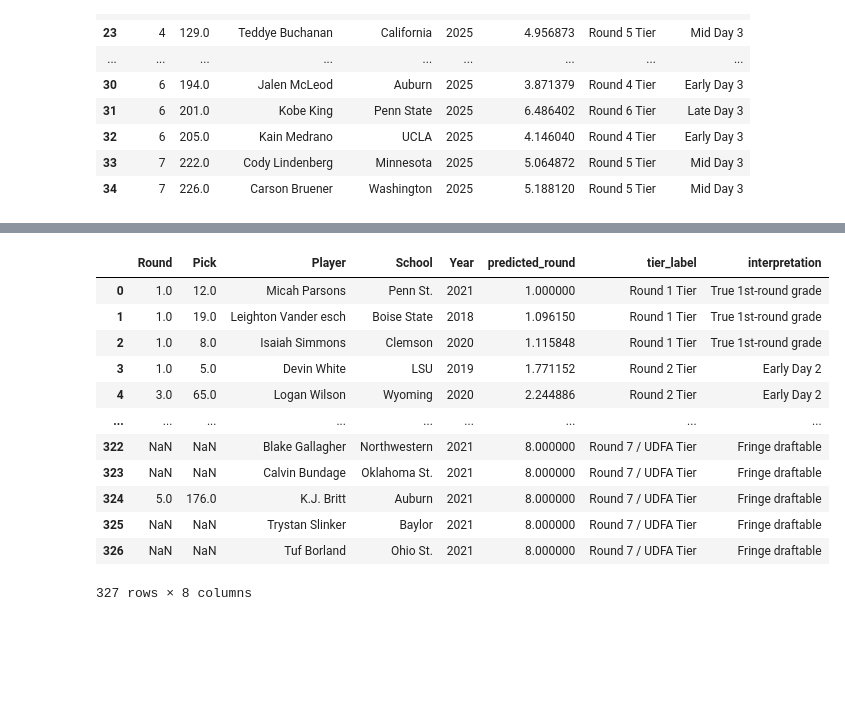
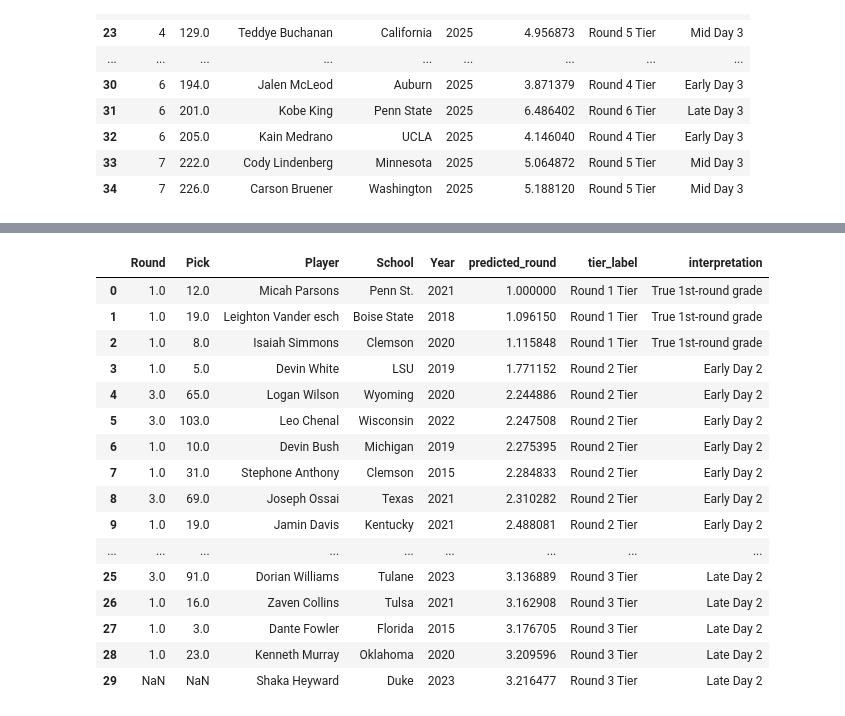
Before and after one commit to greynathan/2026_NFL_Draft, a Jupyter notebook: LB/lb_round_regression.ipynb, the cells around one changed output, grey strips where cells are left out. Saved outputs shown, nothing was run; the diff lists cells and outputs as text; code cells hidden in the pictures; blank space fills up the shorter version.

```diff
--- a/LB/lb_round_regression.ipynb
+++ b/LB/lb_round_regression.ipynb
@@ -356,22 +356,26 @@ display(lb_2026_display)
 # %%
 # Model results on entire training set (2017–2023), ordered by predicted_round
 train_display = df[['Round', 'Pick', 'Player', 'School', 'Year']].copy()
 train_display['predicted_round'] = y_pred_train
 train_display['tier_label'] = [pred_round_to_tier(x)[0] for x in y_pred_train]
 train_display['interpretation'] = [pred_round_to_tier(x)[1] for x in y_pred_train]
 train_display = train_display.sort_values('predicted_round').reset_index(drop=True)
-train_display
+train_display.head(30)
 # %% [output]
 |  | Round | Pick | Player | School | Year | predicted_round | tier_label | interpretation |
 | 0 | 1.0 | 12.0 | Micah Parsons | Penn St. | 2021 | 1.000000 | Round 1 Tier | True 1st-round grade |
 | 1 | 1.0 | 19.0 | Leighton Vander esch | Boise State | 2018 | 1.096150 | Round 1 Tier | True 1st-round grade |
 | 2 | 1.0 | 8.0 | Isaiah Simmons | Clemson | 2020 | 1.115848 | Round 1 Tier | True 1st-round grade |
 | 3 | 1.0 | 5.0 | Devin White | LSU | 2019 | 1.771152 | Round 2 Tier | Early Day 2 |
 | 4 | 3.0 | 65.0 | Logan Wilson | Wyoming | 2020 | 2.244886 | Round 2 Tier | Early Day 2 |
+| 5 | 3.0 | 103.0 | Leo Chenal | Wisconsin | 2022 | 2.247508 | Round 2 Tier | Early Day 2 |
+| 6 | 1.0 | 10.0 | Devin Bush | Michigan | 2019 | 2.275395 | Round 2 Tier | Early Day 2 |
+| 7 | 1.0 | 31.0 | Stephone Anthony | Clemson | 2015 | 2.284833 | Round 2 Tier | Early Day 2 |
+| 8 | 3.0 | 69.0 | Joseph Ossai | Texas | 2021 | 2.310282 | Round 2 Tier | Early Day 2 |
+| 9 | 1.0 | 19.0 | Jamin Davis | Kentucky | 2021 | 2.488081 | Round 2 Tier | Early Day 2 |
 | ... | ... | ... | ... | ... | ... | ... | ... | ... |
-| 322 | NaN | NaN | Blake Gallagher | Northwestern | 2021 | 8.000000 | Round 7 / UDFA Tier | Fringe draftable |
-| 323 | NaN | NaN | Calvin Bundage | Oklahoma St. | 2021 | 8.000000 | Round 7 / UDFA Tier | Fringe draftable |
-| 324 | 5.0 | 176.0 | K.J. Britt | Auburn | 2021 | 8.000000 | Round 7 / UDFA Tier | Fringe draftable |
-| 325 | NaN | NaN | Trystan Slinker | Baylor | 2021 | 8.000000 | Round 7 / UDFA Tier | Fringe draftable |
-| 326 | NaN | NaN | Tuf Borland | Ohio St. | 2021 | 8.000000 | Round 7 / UDFA Tier | Fringe draftable |
+| 25 | 3.0 | 91.0 | Dorian Williams | Tulane | 2023 | 3.136889 | Round 3 Tier | Late Day 2 |
+| 26 | 1.0 | 16.0 | Zaven Collins | Tulsa | 2021 | 3.162908 | Round 3 Tier | Late Day 2 |
+| 27 | 1.0 | 3.0 | Dante Fowler | Florida | 2015 | 3.176705 | Round 3 Tier | Late Day 2 |
+| 28 | 1.0 | 23.0 | Kenneth Murray | Oklahoma | 2020 | 3.209596 | Round 3 Tier | Late Day 2 |
+| 29 | NaN | NaN | Shaka Heyward | Duke | 2023 | 3.216477 | Round 3 Tier | Late Day 2 |
-327 rows × 8 columns
```
Also changed, not shown: parts of 1 cell of this notebook, 47 other files.
